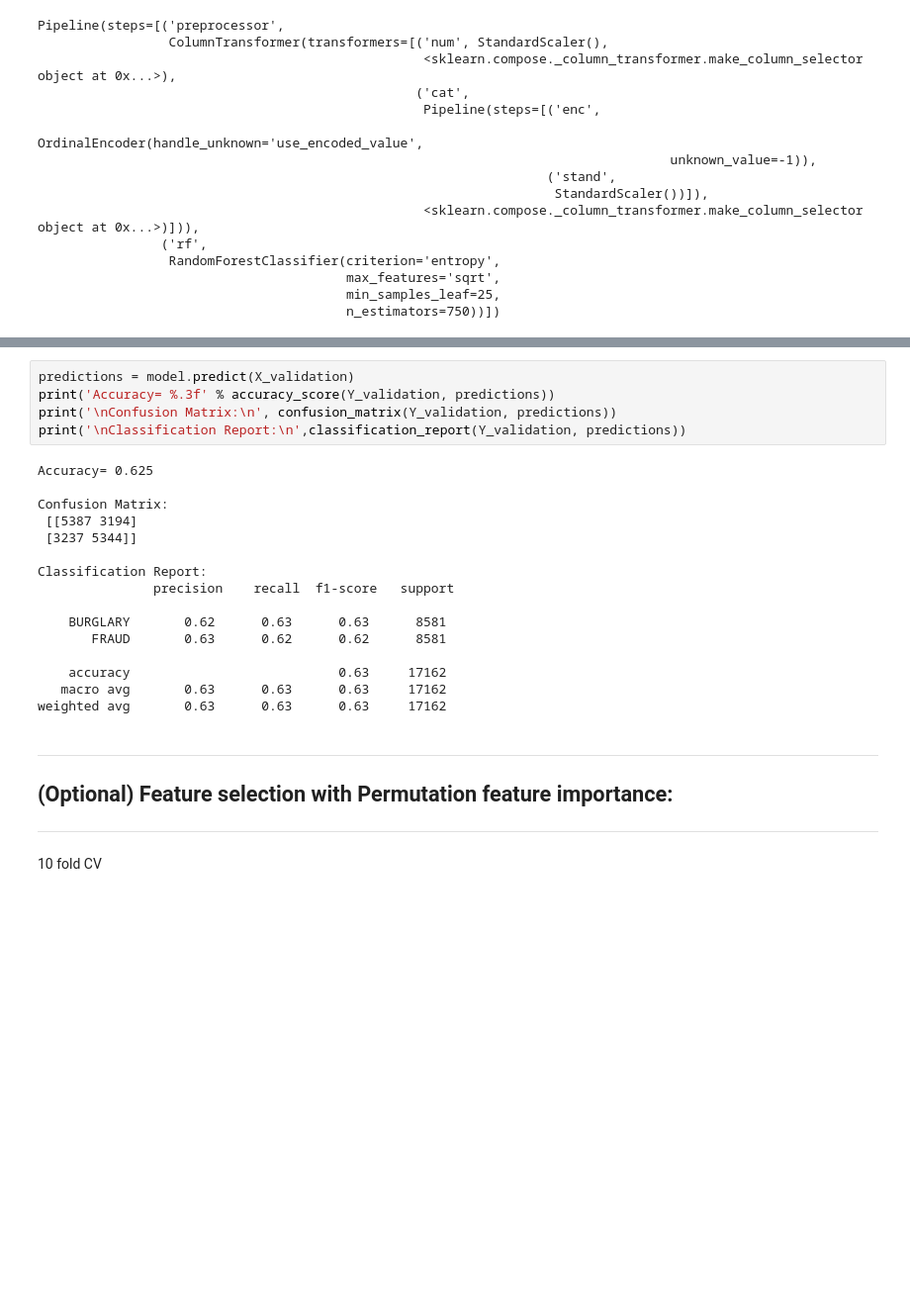
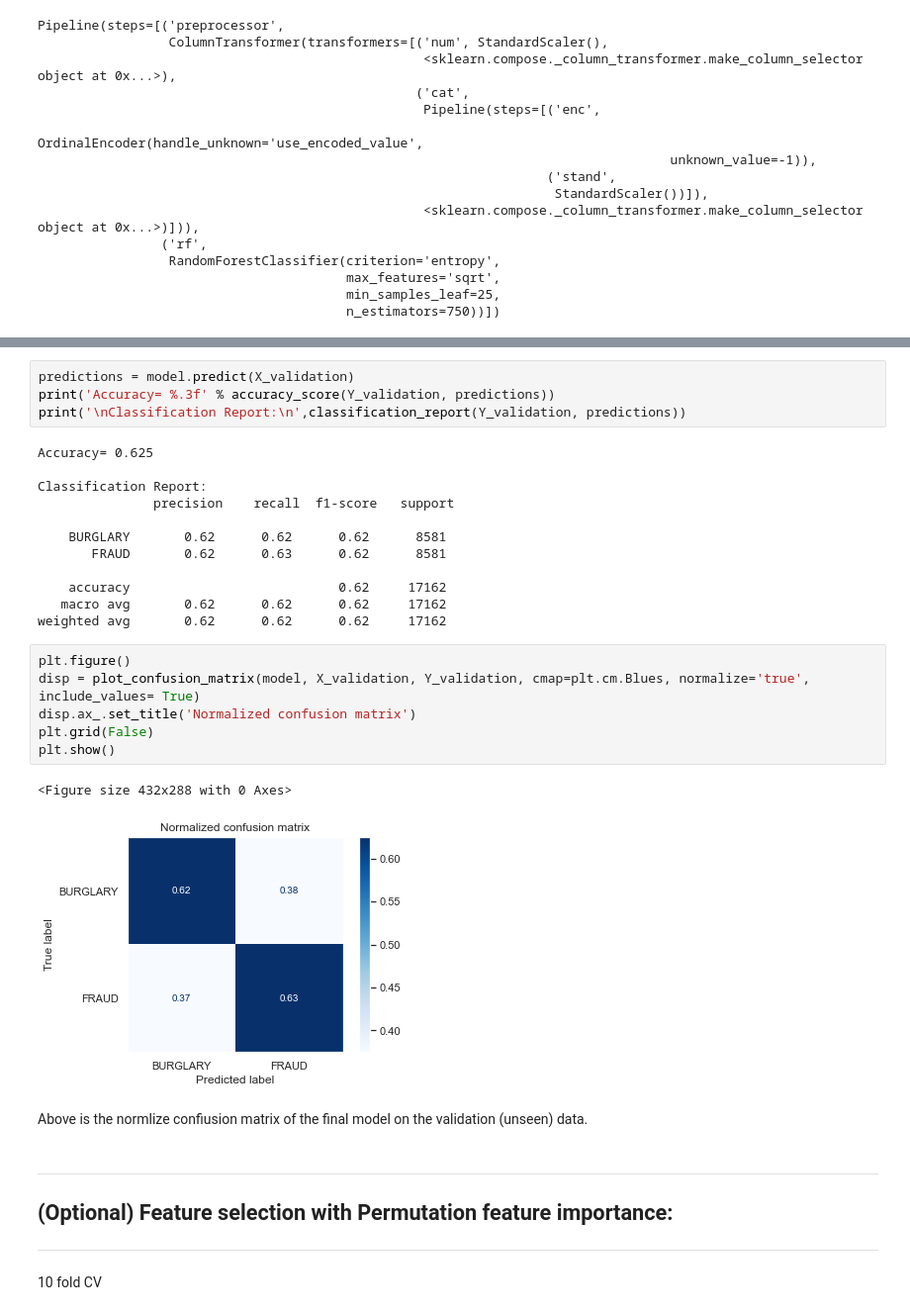
Before and after one commit to AbdulstarKousa/social-data-analysis, a Jupyter notebook: Assignment/Assignment 2.ipynb, the cells around one changed output, grey strips where cells are left out. Shown at 99% size. Cells and saved outputs as stored; diff of their text form; blank space fills up the shorter version.

```diff
--- a/Assignment/Assignment 2.ipynb
+++ b/Assignment/Assignment 2.ipynb
@@ -951,24 +934,30 @@ Pipeline(steps=[('preprocessor',
 # %%
 predictions = model.predict(X_validation)
 print('Accuracy= %.3f' % accuracy_score(Y_validation, predictions))
-print('\nConfusion Matrix:\n', confusion_matrix(Y_validation, predictions))
 print('\nClassification Report:\n',classification_report(Y_validation, predictions))
 # %% [output]
 Accuracy= 0.625
-
-Confusion Matrix:
- [[5387 3194]
- [3237 5344]]
 
 Classification Report:
                precision    recall  f1-score   support
 
-    BURGLARY       0.62      0.63      0.63      8581
-       FRAUD       0.63      0.62      0.62      8581
+    BURGLARY       0.62      0.62      0.62      8581
+       FRAUD       0.62      0.63      0.62      8581
 
-    accuracy                           0.63     17162
-   macro avg       0.63      0.63      0.63     17162
-weighted avg       0.63      0.63      0.63     17162
+    accuracy                           0.62     17162
+   macro avg       0.62      0.62      0.62     17162
+weighted avg       0.62      0.62      0.62     17162
+# %%
+plt.figure()
+disp = plot_confusion_matrix(model, X_validation, Y_validation, cmap=plt.cm.Blues, normalize='true', include_values= True)
+disp.ax_.set_title('Normalized confusion matrix')
+plt.grid(False)
+plt.show()
+# %% [output]
+<Figure size 432x288 with 0 Axes>
+[figure, added]
+# %% [markdown]
+Above is the normlize confiusion matrix of the final model on the validation (unseen) data.
 # %% [markdown]
  ---
 
```
Also changed, not shown: parts of 94 cells of this notebook, 4 other files.
